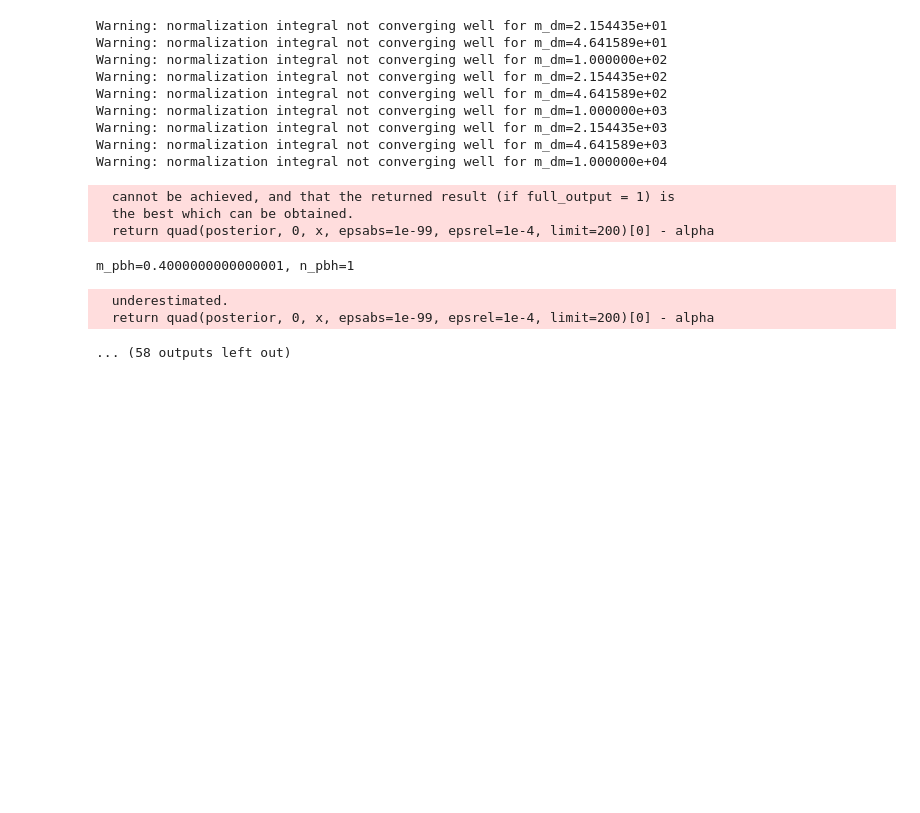
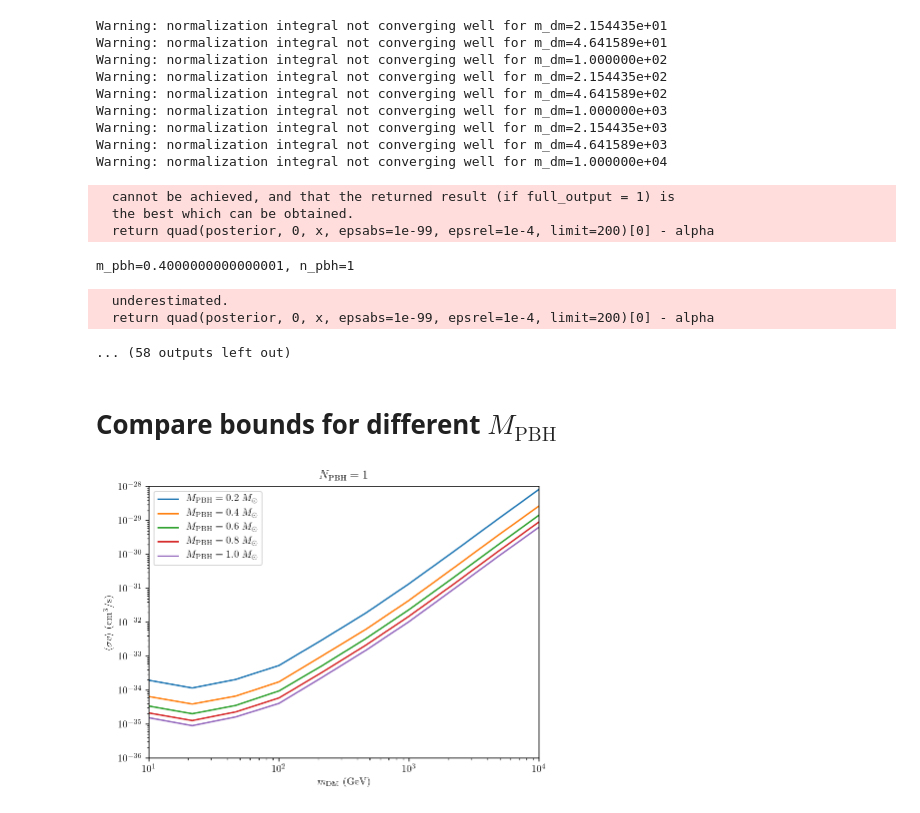
Before and after one commit to adam-coogan/pbhs_vs_wimps, a Jupyter notebook: posterior_sv_analysis_15_feb_2019.ipynb, the cells around one changed output. Saved outputs shown, nothing was run; the diff lists cells and outputs as text; code cells hidden in the pictures; blank space fills up the shorter version.

Commit message:
Comparing bounds for different m_pbh, n_pbh.

```diff
--- a/posterior_sv_analysis_15_feb_2019.ipynb
+++ b/posterior_sv_analysis_15_feb_2019.ipynb
@@ -98,3 +100,29 @@ m_pbh=0.4000000000000001, n_pbh=1
   underestimated.
   return quad(posterior, 0, x, epsabs=1e-99, epsrel=1e-4, limit=200)[0] - alpha
 ... (58 outputs left out)
+# %% [markdown]
+# Compare bounds for different $M_{\mathrm{PBH}}$
+# %%
+n_pbh = 1
+m_pbhs = np.arange(0.2, 1.1, 0.1)
+bounds = {}
+for m_pbh in m_pbhs:
+    m_dms, cur_bound = np.loadtxt("data/bounds/sv_bounds_M={:.1f}_N={}.csv".format(m_pbh, n_pbh)).T
+    bounds[m_pbh] = cur_bound
+# %%
+fig, ax = plt.subplots(figsize=(7, 5))
+
+for m_pbh in m_pbhs[::2]:
+    ax.plot(m_dms, bounds[m_pbh], label=r"$M_{\mathrm{PBH}} = %.1f~M_\odot$" % m_pbh)
+
+ax.set_xscale("log")
+ax.set_yscale("log")
+ax.set_xlim(m_dms[[0, -1]])
+ax.set_ylim(1e-36, 1e-28)
+ax.set_xlabel(r"$m_{\mathrm{DM}}$ (GeV)")
+ax.set_ylabel(r"$\langle \sigma v \rangle$ (cm$^3$/s)")
+ax.set_title(r"$N_{\mathrm{PBH}}=%i$" % n_pbh)
+ax.legend()
+fig.savefig("figures/sv_bounds/N={}.pdf".format(n_pbh))
+# %% [output]
+[figure, added]
```
Also changed, not shown: parts of 3 cells of this notebook, 3 other files.
